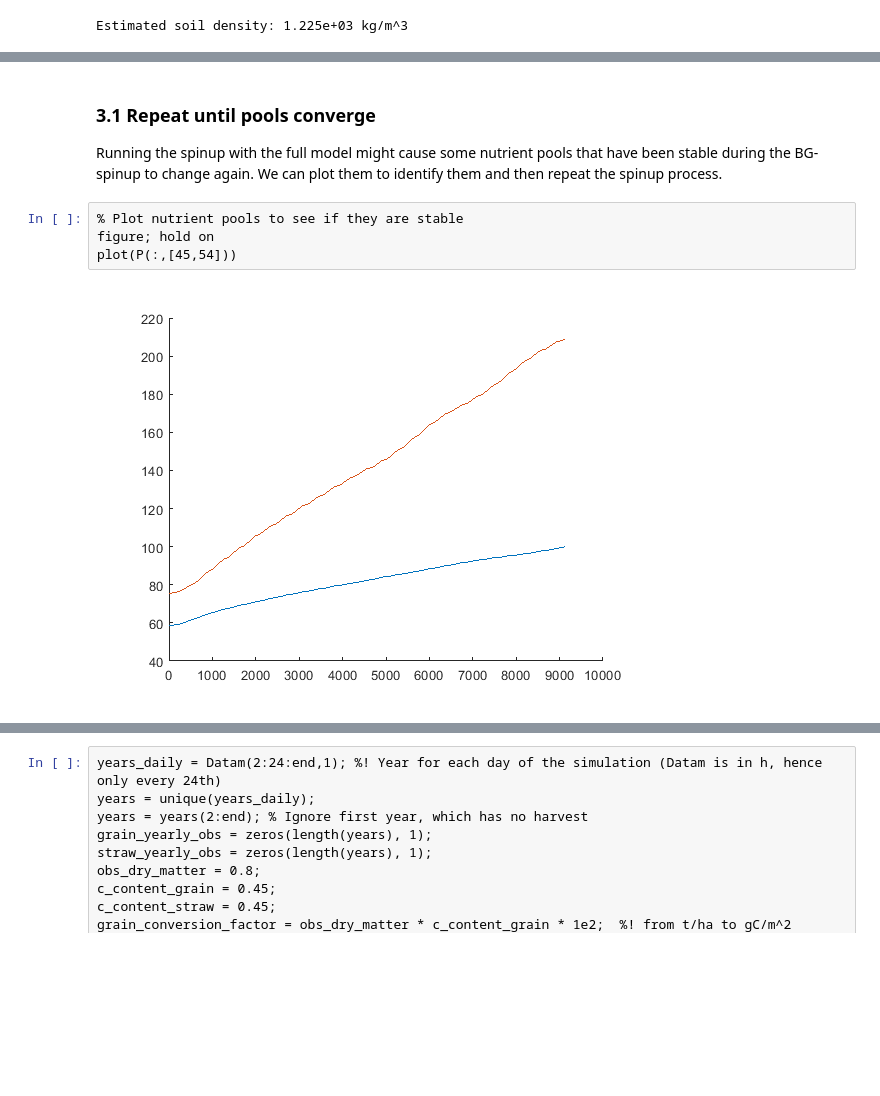
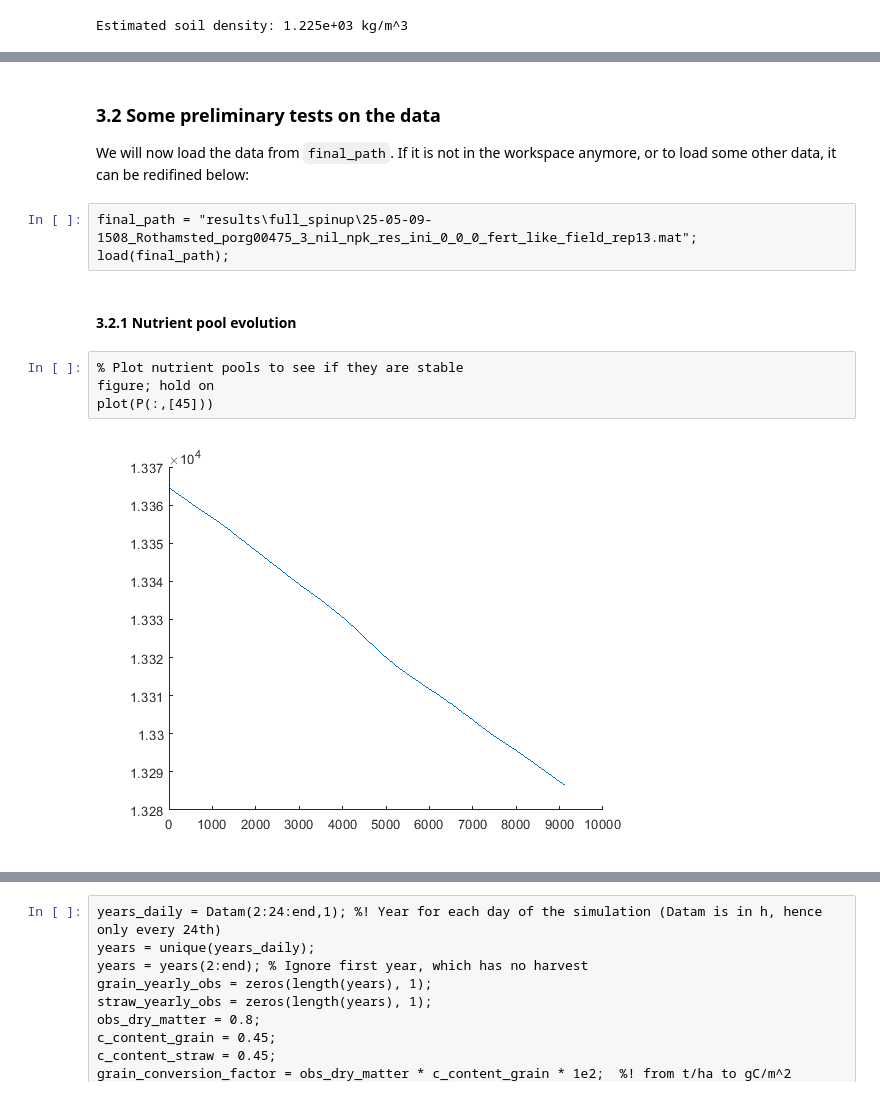
Before and after one commit to bauerfe/TnC, a Jupyter notebook: Rothamsted_Spinup.ipynb, the cells around one changed output, grey strips where cells are left out. Saved outputs shown, nothing was run; the diff lists cells and outputs as text; blank space fills up the shorter version.

Commit message:
Rothamsted code refactor: modularize spinup procedure

```diff
--- a/Rothamsted_Spinup.ipynb
+++ b/Rothamsted_Spinup.ipynb
@@ -300,9 +271,15 @@ Caused by:
-# %% [markdown]
-### 3.1 Repeat until pools converge
-Running the spinup with the full model might cause some nutrient pools that have been stable during the BG-spinup to change again. We can plot them to identify them and then repeat the spinup process.
+# %% [markdown]
+### 3.2 Some preliminary tests on the data
+
+We will now load the data from `final_path`. If it is not in the workspace anymore, or to load some other data, it can be redifined below:
+# %%
+final_path = "results\full_spinup\25-05-09-1508_Rothamsted_porg00475_3_nil_npk_res_ini_0_0_0_fert_like_field_rep13.mat";
+load(final_path);
+# %% [markdown]
+#### 3.2.1 Nutrient pool evolution
 # %%
 % Plot nutrient pools to see if they are stable
 figure; hold on
-plot(P(:,[45,54]))
+plot(P(:,[45]))
 # %% [output]
-[figure, old version]
+[figure, new version]
```
Also changed, not shown: parts of 25 cells of this notebook, 11 other files.
